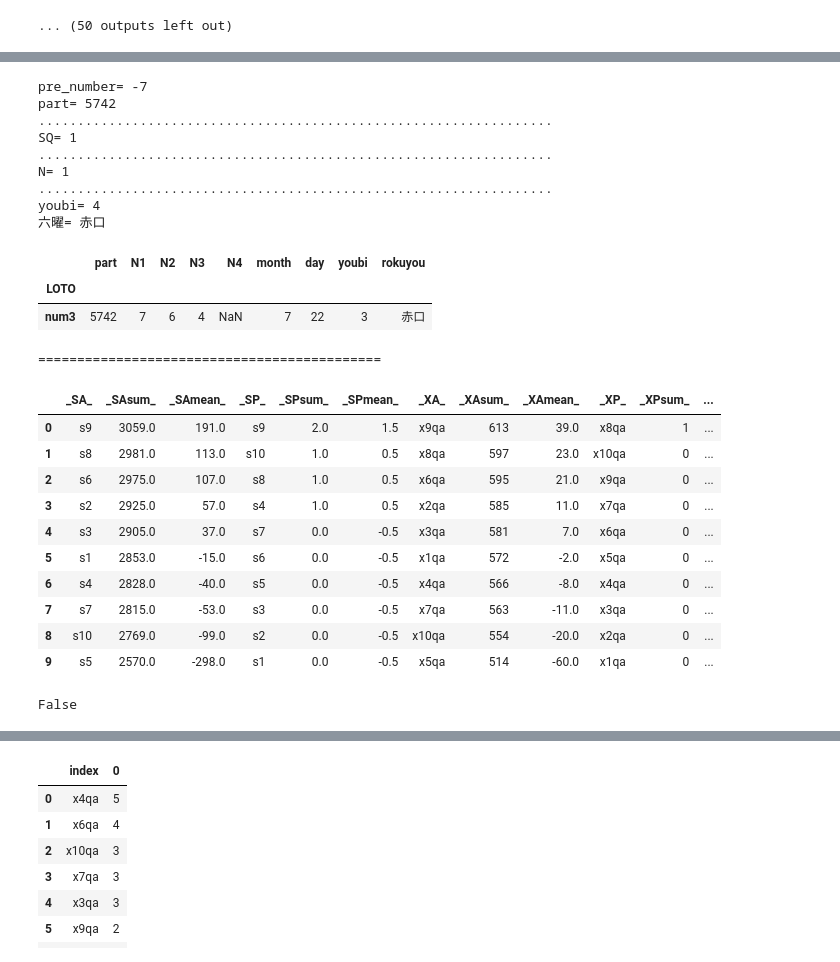
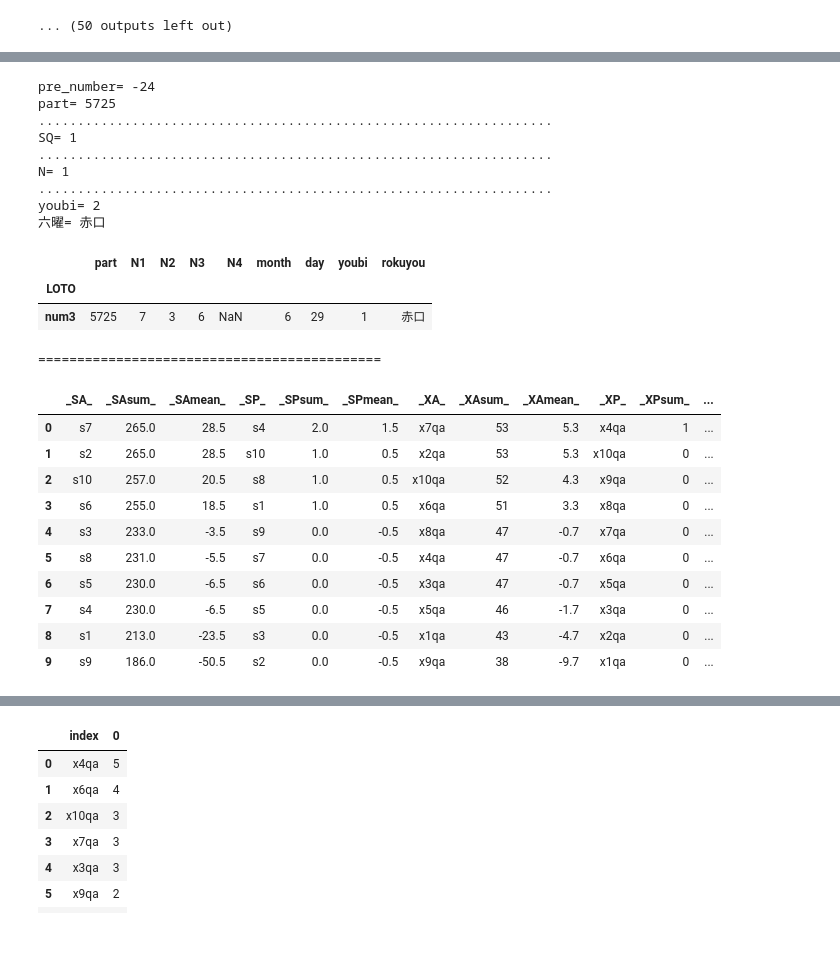
Before and after one commit to tajamaharu/-, a Jupyter notebook: loto_330_BEFORE.ipynb, the cells around one changed output, grey strips where cells are left out. Drawn from its saved outputs; the diff is of its cells as text; code cells hidden in the pictures.

```diff
--- a/loto_330_BEFORE.ipynb
+++ b/loto_330_BEFORE.ipynb
@@ -4157,7 +4199,7 @@ seq(DEME)
 #    ddeme.drop("x41qa",axis=1,inplace=True)
 
 
-pre_number=-7 #@param {type:"slider", min:-30, max:0, step:1}
+pre_number=-24 #@param {type:"slider", min:-30, max:0, step:1}
 print("pre_number=",pre_number)
 if pre_number<-1 :
     NEXT_X=DEME.iloc[:pre_number+1,:]
@@ -4285,7 +4327,7 @@ if NX==3:
 if NX==4:
     NUM_X="NUM_4"
 
-wedf=dsq #@param ["dsq","drokuyo","dmonth","dday","dyoubi","dprime_index"]{type:"raw"}
+wedf=dmonth #@param ["dsq","drokuyo","dmonth","dday","dyoubi","dprime_index"]{type:"raw"}
 
 w=5 #@param {type:"slider", min:2, max:10, step:1}
 Q_df=demecompute_2(wedf)
@@ -4429,48 +4471,44 @@ if NX==1:
         [{"selector": "tr:hover", "props": [("background-color", "yellow")]}])
     table= LS_X5
     table
 if NX==2:
     LS_X5=a_3.style.where(lambda x: x ==Z_2 or  x ==x2 , "color:red", "color: black").set_table_styles(
         [{"selector": "tr:hover", "props": [("background-color", "yellow")]}])
     table= LS_X5
     table
 if NX==3:
     LS_X5=a_3.style.where(lambda x: x ==Z_3 or  x ==x3 , "color:red", "color: black").set_table_styles(
         [{"selector": "tr:hover", "props": [("background-color", "yellow")]}])
     table= LS_X5
     table
 if NX==4:
     LS_X5=a_3.style.where(lambda x: x ==Z_4  or  x ==x4, "color:red", "color: black").set_table_styles(
         [{"selector": "tr:hover", "props": [("background-color", "yellow")]}])
     table= LS_X5
     table
 table
 # %% [output]
-pre_number= -7
-part= 5742
+pre_number= -24
+part= 5725
 ..................................................................
 SQ= 1
 ..................................................................
 N= 1
 ..................................................................
-youbi= 4
+youbi= 2
 六曜= 赤口
 |  | part | N1 | N2 | N3 | N4 | month | day | youbi | rokuyou |
 | LOTO |  |  |  |  |  |  |  |  |  |
-| num3 | 5742 | 7 | 6 | 4 | NaN | 7 | 22 | 3 | 赤口 |
+| num3 | 5725 | 7 | 3 | 6 | NaN | 6 | 29 | 1 | 赤口 |
 ============================================
 |  | _SA_ | _SAsum_ | _SAmean_ | _SP_ | _SPsum_ | _SPmean_ | _XA_ | _XAsum_ | _XAmean_ | _XP_ | _XPsum_ | ... |
-| 0 | s9 | 3059.0 | 191.0 | s9 | 2.0 | 1.5 | x9qa | 613 | 39.0 | x8qa | 1 | ... |
-| 1 | s8 | 2981.0 | 113.0 | s10 | 1.0 | 0.5 | x8qa | 597 | 23.0 | x10qa | 0 | ... |
-| 2 | s6 | 2975.0 | 107.0 | s8 | 1.0 | 0.5 | x6qa | 595 | 21.0 | x9qa | 0 | ... |
-| 3 | s2 | 2925.0 | 57.0 | s4 | 1.0 | 0.5 | x2qa | 585 | 11.0 | x7qa | 0 | ... |
-| 4 | s3 | 2905.0 | 37.0 | s7 | 0.0 | -0.5 | x3qa | 581 | 7.0 | x6qa | 0 | ... |
-| 5 | s1 | 2853.0 | -15.0 | s6 | 0.0 | -0.5 | x1qa | 572 | -2.0 | x5qa | 0 | ... |
-| 6 | s4 | 2828.0 | -40.0 | s5 | 0.0 | -0.5 | x4qa | 566 | -8.0 | x4qa | 0 | ... |
-| 7 | s7 | 2815.0 | -53.0 | s3 | 0.0 | -0.5 | x7qa | 563 | -11.0 | x3qa | 0 | ... |
-| 8 | s10 | 2769.0 | -99.0 | s2 | 0.0 | -0.5 | x10qa | 554 | -20.0 | x2qa | 0 | ... |
-| 9 | s5 | 2570.0 | -298.0 | s1 | 0.0 | -0.5 | x5qa | 514 | -60.0 | x1qa | 0 | ... |
+| 0 | s7 | 265.0 | 28.5 | s4 | 2.0 | 1.5 | x7qa | 53 | 5.3 | x4qa | 1 | ... |
+| 1 | s2 | 265.0 | 28.5 | s10 | 1.0 | 0.5 | x2qa | 53 | 5.3 | x10qa | 0 | ... |
+| 2 | s10 | 257.0 | 20.5 | s8 | 1.0 | 0.5 | x10qa | 52 | 4.3 | x9qa | 0 | ... |
+| 3 | s6 | 255.0 | 18.5 | s1 | 1.0 | 0.5 | x6qa | 51 | 3.3 | x8qa | 0 | ... |
+| 4 | s3 | 233.0 | -3.5 | s9 | 0.0 | -0.5 | x8qa | 47 | -0.7 | x7qa | 0 | ... |
+| 5 | s8 | 231.0 | -5.5 | s7 | 0.0 | -0.5 | x4qa | 47 | -0.7 | x6qa | 0 | ... |
+| 6 | s5 | 230.0 | -6.5 | s6 | 0.0 | -0.5 | x3qa | 47 | -0.7 | x5qa | 0 | ... |
+| 7 | s4 | 230.0 | -6.5 | s5 | 0.0 | -0.5 | x5qa | 46 | -1.7 | x3qa | 0 | ... |
+| 8 | s1 | 213.0 | -23.5 | s3 | 0.0 | -0.5 | x1qa | 43 | -4.7 | x2qa | 0 | ... |
+| 9 | s9 | 186.0 | -50.5 | s2 | 0.0 | -0.5 | x9qa | 38 | -9.7 | x1qa | 0 | ... |
-# %%
-l.append(a_2["index"][0]==Z_1)
-# %% [output]
-False
```
Also changed, not shown: parts of 7 cells of this notebook.
